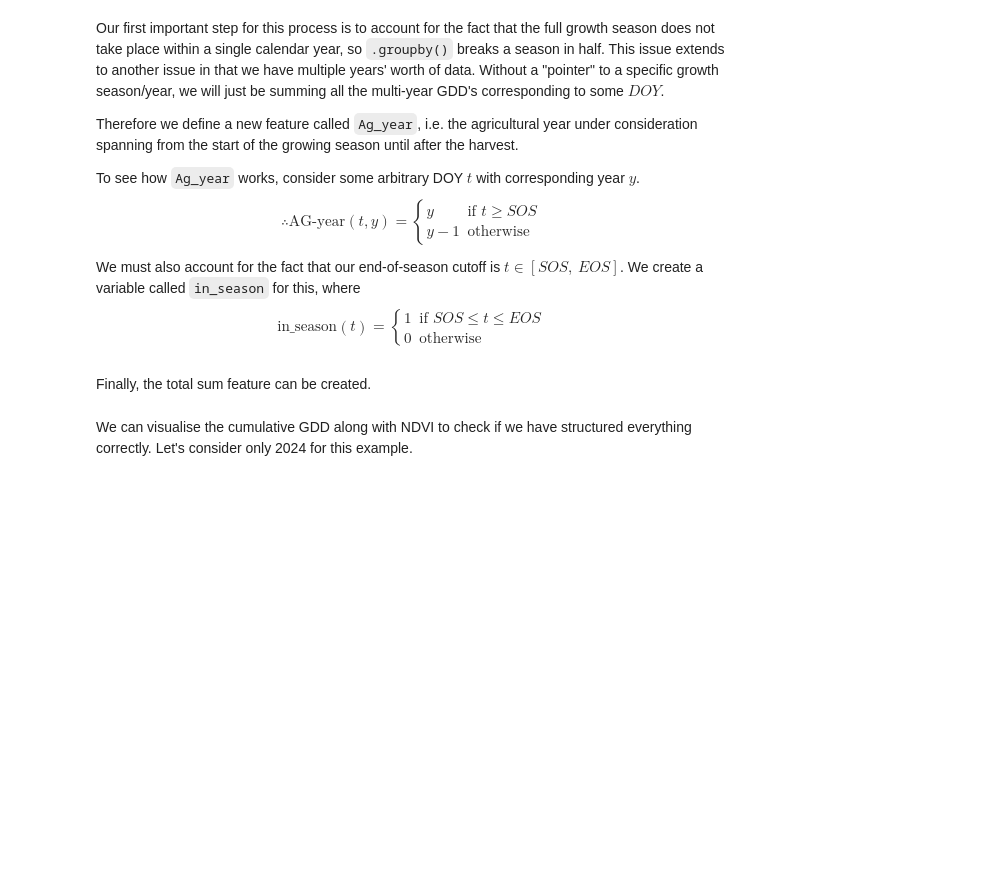
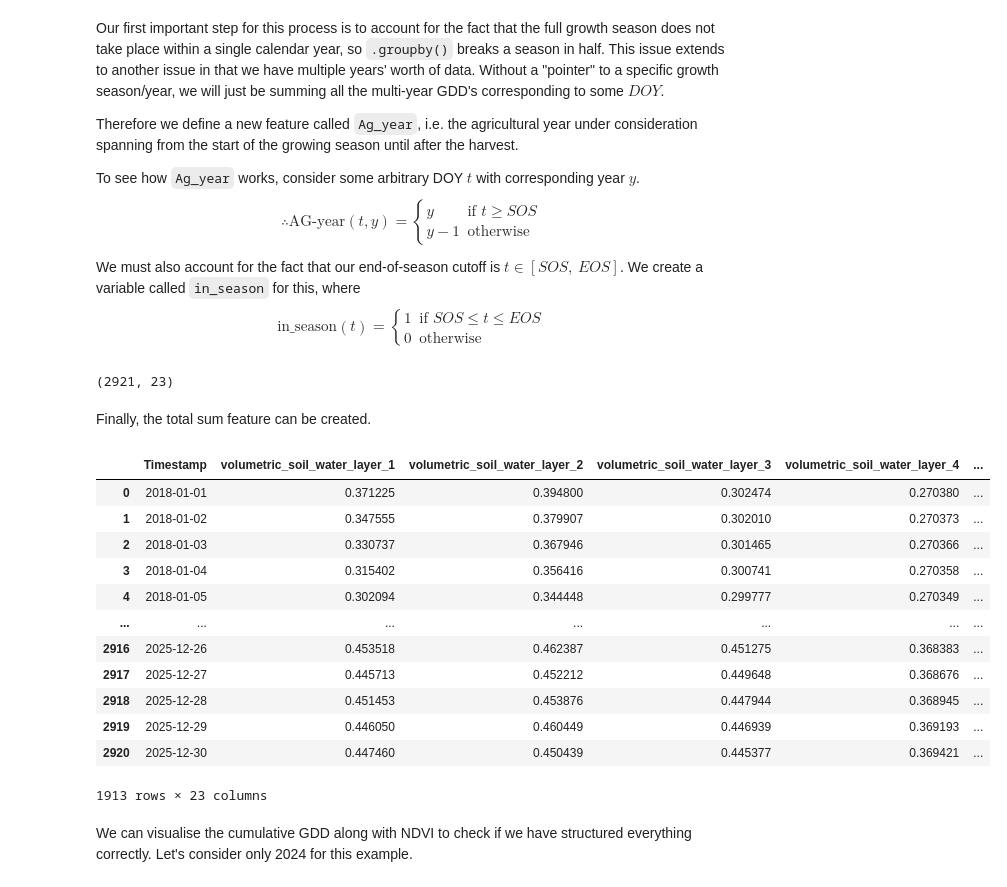
Before and after one commit to asembreek/fieldlens, a Jupyter notebook: notebooks/2. Feature Engineering.ipynb, the cells around one changed output. Drawn from its saved outputs; the diff is of its cells as text; code cells hidden in the pictures; blank space fills up the shorter version.

```diff
--- a/notebooks/2. Feature Engineering.ipynb
+++ b/notebooks/2. Feature Engineering.ipynb
@@ -373,6 +368,9 @@ gdd_df["in_season"] = (
     (gdd_df["shifted_doy"] <= shifted_eos)
 ).astype(int)
 gdd_df = gdd_df.sort_values(by=["Ag_year", "shifted_doy"])
+gdd_df.shape
+# %% [output]
+(2921, 23)
 # %% [markdown]
 Finally, the total sum feature can be created.
 # %%
@@ -381,6 +379,22 @@ gdd_df["GDD_in_season"] = gdd_df["GDD"].where(gdd_df["in_season"] == 1, 0)
 
 gdd_df["cumulative_GDD"] = gdd_df.groupby("Ag_year")["GDD_in_season"].cumsum()
 gdd_df["cumulative_GDD"] = gdd_df["cumulative_GDD"].where(gdd_df["in_season"] == 1, 0)
+# %%
+gdd_df[gdd_df["in_season"] == 1]
+# %% [output]
+|  | Timestamp | volumetric_soil_water_layer_1 | volumetric_soil_water_layer_2 | volumetric_soil_water_layer_3 | volumetric_soil_water_layer_4 | ... |
+| 0 | 2018-01-01 | 0.371225 | 0.394800 | 0.302474 | 0.270380 | ... |
+| 1 | 2018-01-02 | 0.347555 | 0.379907 | 0.302010 | 0.270373 | ... |
+| 2 | 2018-01-03 | 0.330737 | 0.367946 | 0.301465 | 0.270366 | ... |
+| 3 | 2018-01-04 | 0.315402 | 0.356416 | 0.300741 | 0.270358 | ... |
+| 4 | 2018-01-05 | 0.302094 | 0.344448 | 0.299777 | 0.270349 | ... |
+| ... | ... | ... | ... | ... | ... | ... |
+| 2916 | 2025-12-26 | 0.453518 | 0.462387 | 0.451275 | 0.368383 | ... |
+| 2917 | 2025-12-27 | 0.445713 | 0.452212 | 0.449648 | 0.368676 | ... |
+| 2918 | 2025-12-28 | 0.451453 | 0.453876 | 0.447944 | 0.368945 | ... |
+| 2919 | 2025-12-29 | 0.446050 | 0.460449 | 0.446939 | 0.369193 | ... |
+| 2920 | 2025-12-30 | 0.447460 | 0.450439 | 0.445377 | 0.369421 | ... |
+1913 rows × 23 columns
 # %% [markdown]
 We can visualise the cumulative GDD along with NDVI to check if we have structured everything correctly. Let's consider only 2024 for this example.
 # %%
```
Also changed, not shown: parts of 3 cells of this notebook, 5 other files.
